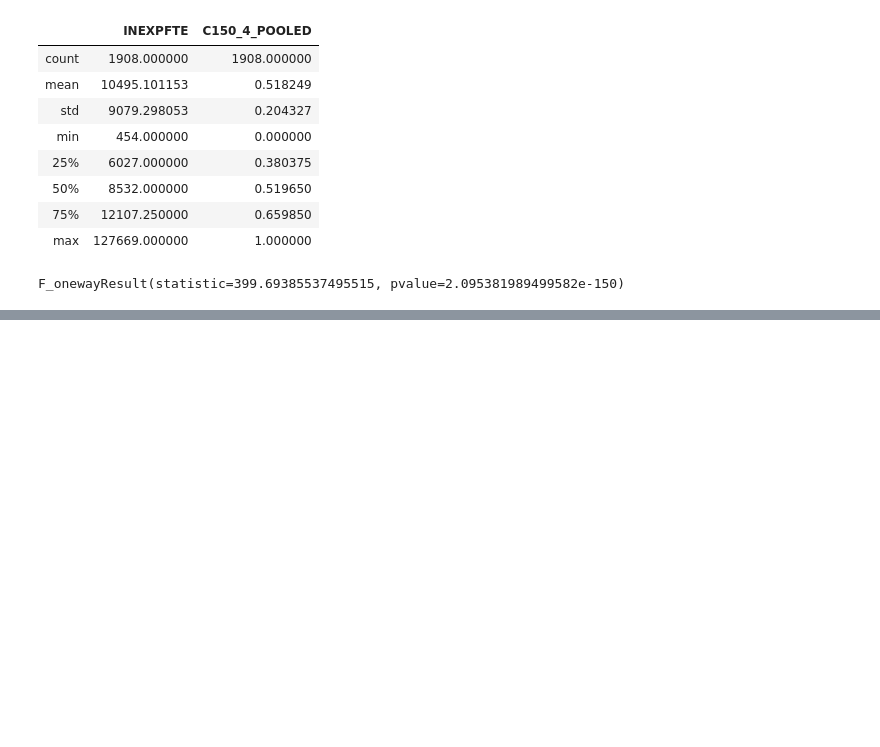
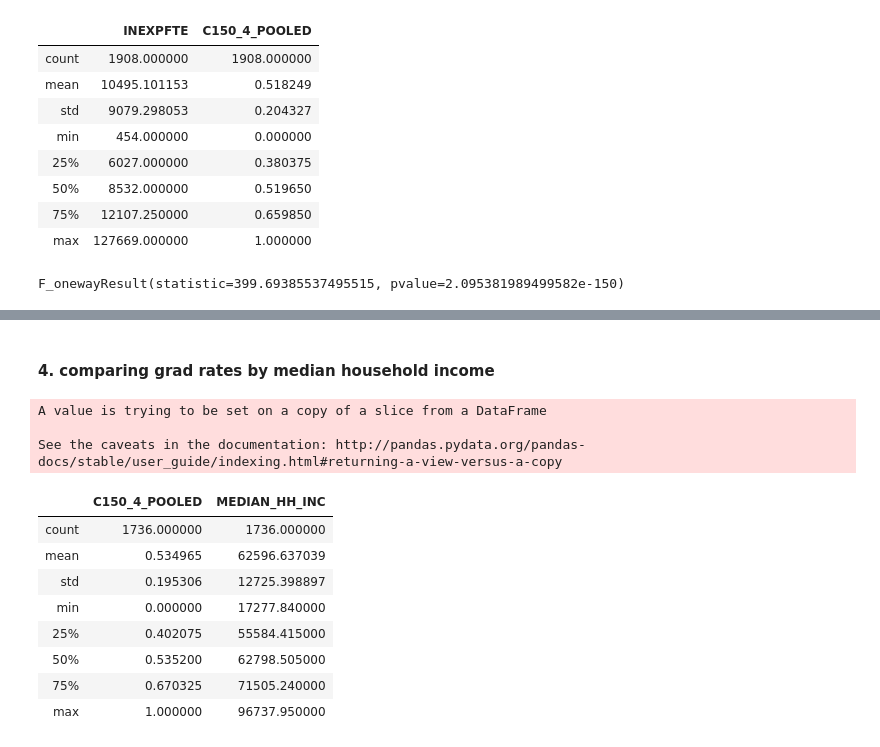
Before and after one commit to lcunningham24/Mod2Project, a Jupyter notebook: eda_visualizations_hypothesis.ipynb, the cells around one changed output, grey strips where cells are left out. Saved outputs shown, nothing was run; the diff lists cells and outputs as text; code cells hidden in the pictures; blank space fills up the shorter version.

```diff
--- a/eda_visualizations_hypothesis.ipynb
+++ b/eda_visualizations_hypothesis.ipynb
@@ -421,0 +319,19 @@ F_onewayResult(statistic=399.69385537495515, pvalue=2.095381989499582e-150)
+# %% [markdown]
+#### 4. comparing grad rates by median household income
+# %%
+df_hhinc = df1[['C150_4_POOLED','MEDIAN_HH_INC']]
+df_hhinc.dropna(inplace=True)
+df_hhinc.describe()
+# %% [output]
+A value is trying to be set on a copy of a slice from a DataFrame
+
+See the caveats in the documentation: http://pandas.pydata.org/pandas-docs/stable/user_guide/indexing.html#returning-a-view-versus-a-copy
+|  | C150_4_POOLED | MEDIAN_HH_INC |
+| count | 1736.000000 | 1736.000000 |
+| mean | 0.534965 | 62596.637039 |
+| std | 0.195306 | 12725.398897 |
+| min | 0.000000 | 17277.840000 |
+| 25% | 0.402075 | 55584.415000 |
+| 50% | 0.535200 | 62798.505000 |
+| 75% | 0.670325 | 71505.240000 |
+| max | 1.000000 | 96737.950000 |
```
Also changed, not shown: parts of 21 cells of this notebook.
